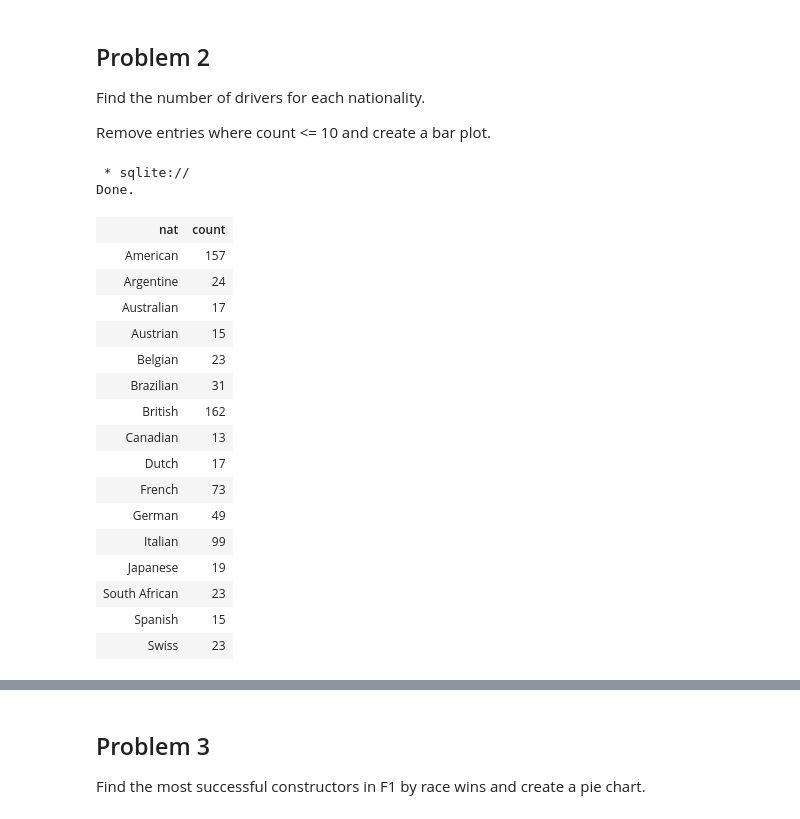
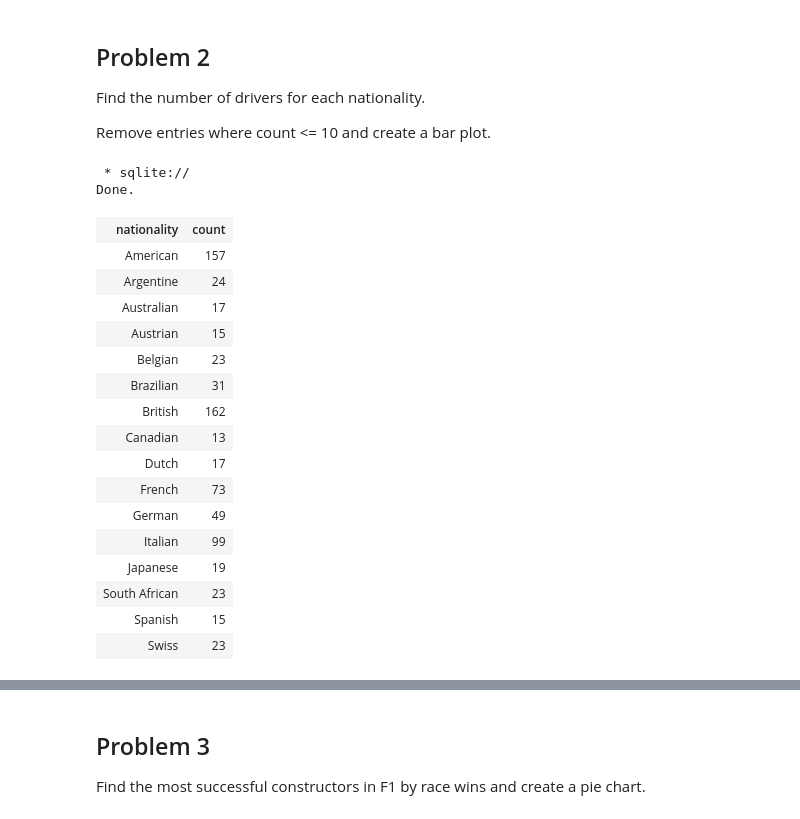
Before and after one commit to jla524/f1-analysis, a Jupyter notebook: formula-1-data-analysis.ipynb, the cells around one changed output, grey strips where cells are left out. Cells and saved outputs as stored; diff of their text form; code cells hidden in the pictures.

```diff
--- a/formula-1-data-analysis.ipynb
+++ b/formula-1-data-analysis.ipynb
@@ -67,16 +69,16 @@ Remove entries where count <= 10 and create a bar plot.
 # %%
 %%sql
 
-SELECT nat, count
-  FROM (SELECT nationality AS nat,
+SELECT nationality, count
+  FROM (SELECT nationality,
                COUNT(*) AS count
-       FROM drivers
-       GROUP BY nationality)
+          FROM drivers
+         GROUP BY nationality)
  WHERE count > 10;
 # %% [output]
  * sqlite://
 Done.
-| nat | count |
+| nationality | count |
 | American | 157 |
 | Argentine | 24 |
 | Australian | 17 |
```
Also changed, not shown: parts of 6 cells of this notebook.
